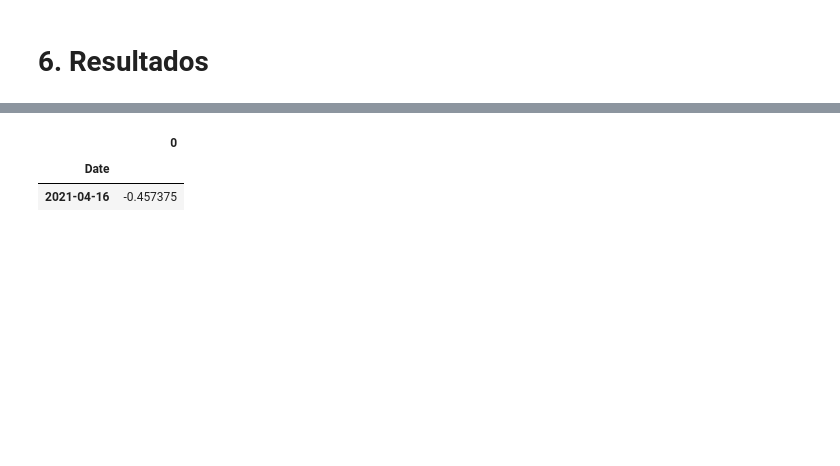
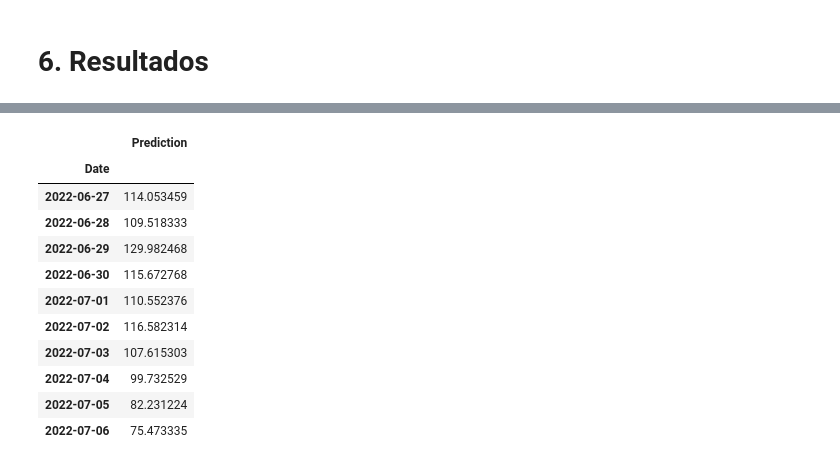
Before and after one commit to jpatinofo/Optimizacion, a Jupyter notebook: rnn_henrry_selene.ipynb, the cells around one changed output, grey strips where cells are left out. Saved outputs shown, nothing was run; the diff lists cells and outputs as text; code cells hidden in the pictures; blank space fills up the shorter version.

```diff
--- a/rnn_henrry_selene.ipynb
+++ b/rnn_henrry_selene.ipynb
@@ -277,4 +280,3 @@ X_test = np.reshape(X_test, (X_test.shape[0],X_test.shape[1],14))
 # %%
-predictions = model.predict(X_test)
 predictions = np.repeat(predictions, 14, axis=1)
-predictions = scaler.inverse_transform(predictions)
+predictions_final = scaler.inverse_transform(predictions)
@@ -287,6 +303,6 @@ predictions.shape[0]
 # %%
-train = df[:training_data_len]['AporCaudal']
-test =  df[training_data_len:]['AporCaudal']
+train = df[['AporCaudal']][:training_data_len]
+test =  df[['AporCaudal']][training_data_len:]
 # %%
 train.tail(1)
 # %% [output]
@@ -312,3 +318,5 @@ predictions = predictions[:, 0]
+# %%
+predictions = predictions_final[:, 12]
 # %%
 predictions.shape
 # %% [output]
@@ -316,11 +324,20 @@ predictions.shape
 # %%
-predictions_df = pd.DataFrame(predictions, index=test.index)
+predictions_df = pd.DataFrame(predictions, index=test.index, columns=["Prediction"])
 # %%
-predictions_df.head(1)
+predictions_df.head(10)
 # %% [output]
-|  | 0 |
+|  | Prediction |
 | Date |  |
-| 2021-04-16 | -0.457375 |
+| 2022-06-27 | 114.053459 |
+| 2022-06-28 | 109.518333 |
+| 2022-06-29 | 129.982468 |
+| 2022-06-30 | 115.672768 |
+| 2022-07-01 | 110.552376 |
+| 2022-07-02 | 116.582314 |
+| 2022-07-03 | 107.615303 |
+| 2022-07-04 | 99.732529 |
+| 2022-07-05 | 82.231224 |
+| 2022-07-06 | 75.473335 |
 # %%
 test
 # %% [output]
```
Also changed, not shown: parts of 42 cells of this notebook.
